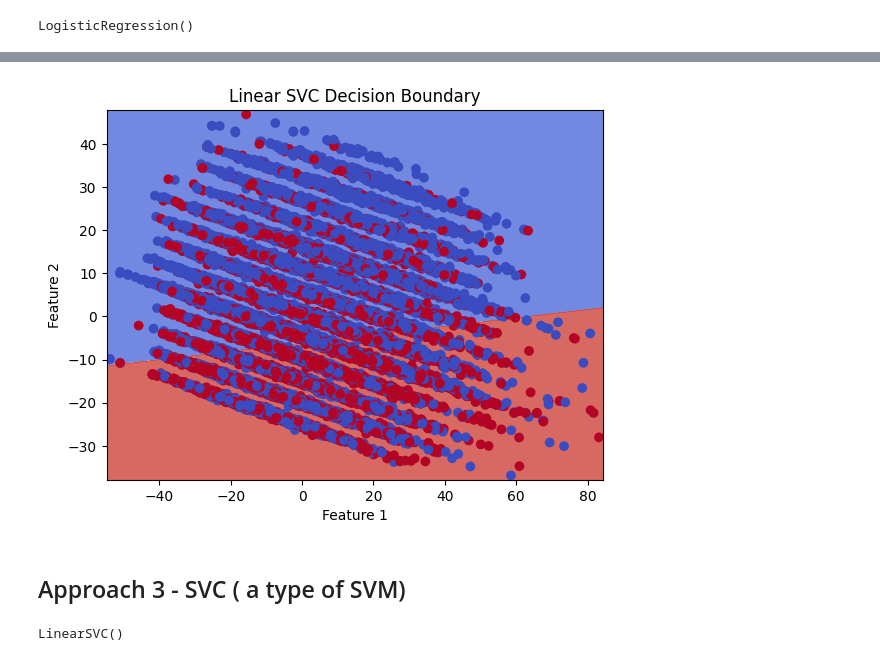
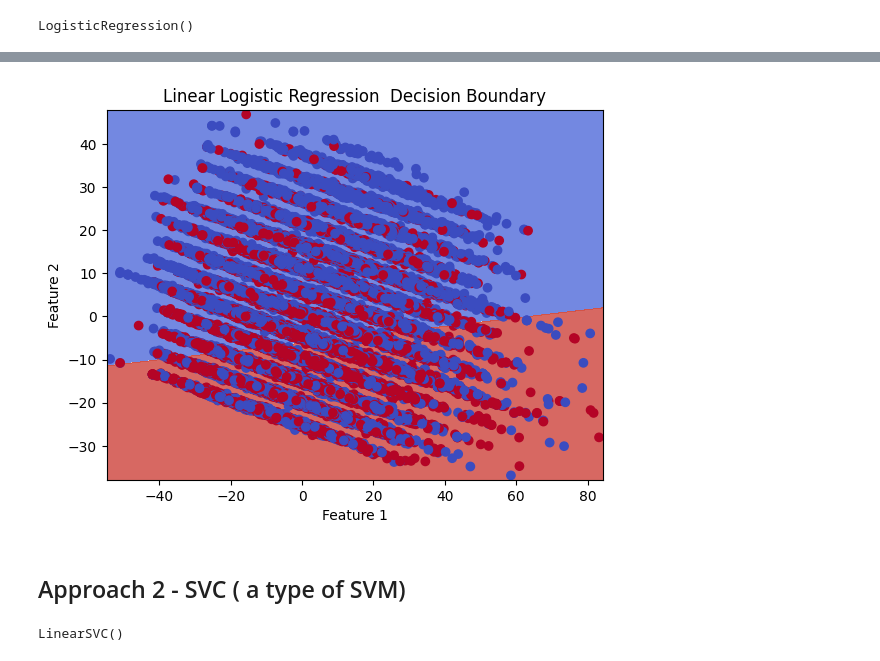
Before and after one commit to hecker1002/Smoke-Status-project, a Jupyter notebook: Smoke Status.ipynb, the cells around one changed output, grey strips where cells are left out. Drawn from its saved outputs; the diff is of its cells as text; code cells hidden in the pictures.

```diff
--- a/Smoke Status.ipynb
+++ b/Smoke Status.ipynb
@@ -355,6 +354,0 @@ X_train
-# %%
-from sklearn.linear_model import SGDClassifier
-
-sgd_clf = SGDClassifier()
-
-sgd_clf.fit(X_train , y_train)
@@ -417,23 +384,23 @@ array([1, 0, 0, ..., 0, 1, 0], dtype=int64)
 # %%
 # Create a mesh grid to plot the decision boundary
 h = 0.02
 x_min, x_max = X_train[0].min() - 1, X_train[ 0].max() + 1
 y_min, y_max = X_train[1].min() - 1, X_train[1].max() + 1
 xx, yy = np.meshgrid(np.arange(x_min, x_max, h), np.arange(y_min, y_max, h))
 
 # Predict the class for each point in the mesh grid using your Linear SVC model
-Z = lr.predict(np.c_[xx.ravel(), yy.ravel()])
+Z = lr.predict(np.c_[xx.ravel(), yy.ravel()]) # ravel -> returns the flattened 2D data
 Z = Z.reshape(xx.shape)
 
 # Plot the decision boundary
-plt.contourf(xx, yy, Z, cmap=plt.cm.coolwarm, alpha=0.8)
+plt.contourf(xx, yy, Z, cmap=plt.cm.coolwarm, alpha=0.8) # draws edges and contours , alpha -> blending value of colors
 
 # Scatter plot of training data points
 plt.scatter(X_train[ 0], X_train[ 1], c=y_train, cmap=plt.cm.coolwarm)
 plt.xlabel('Feature 1')
 plt.ylabel('Feature 2')
-plt.title('Linear SVC Decision Boundary')
+plt.title('Linear Logistic Regression  Decision Boundary')
 
 plt.show()
 # %% [output]
-[figure, old version]
+[figure, new version]
@@ -455,5 +409,5 @@ plt.show()
 # %% [markdown]
-## Approach 3 -  SVC ( a type of SVM)
+## Approach 2 -  SVC ( a type of SVM)
 # %%
 from sklearn.svm import LinearSVC
 
```
Also changed, not shown: parts of 30 cells of this notebook, 9 other files.
